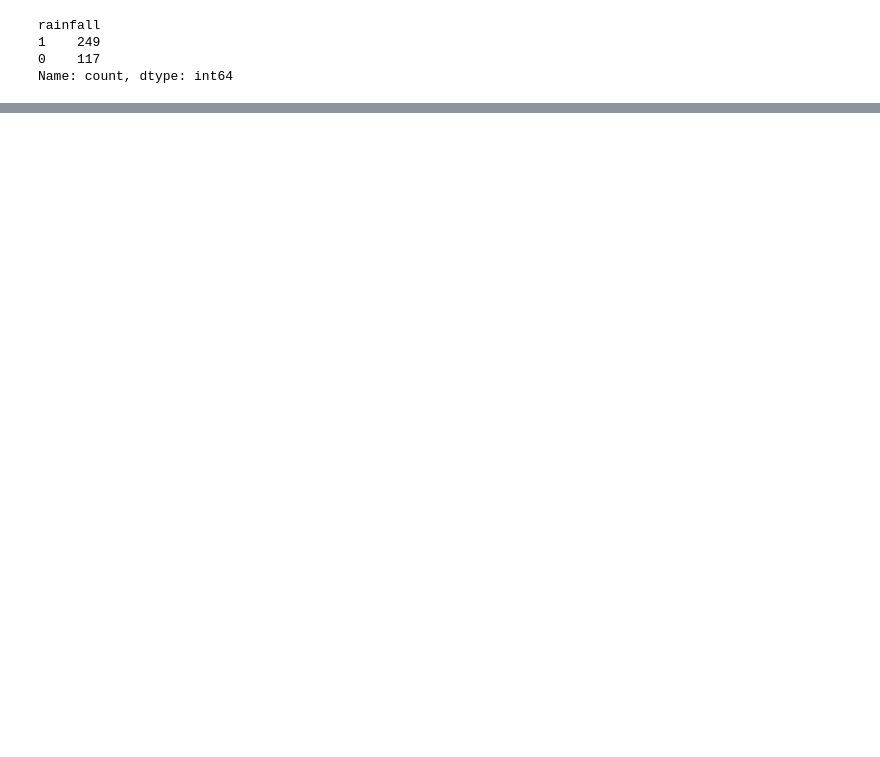
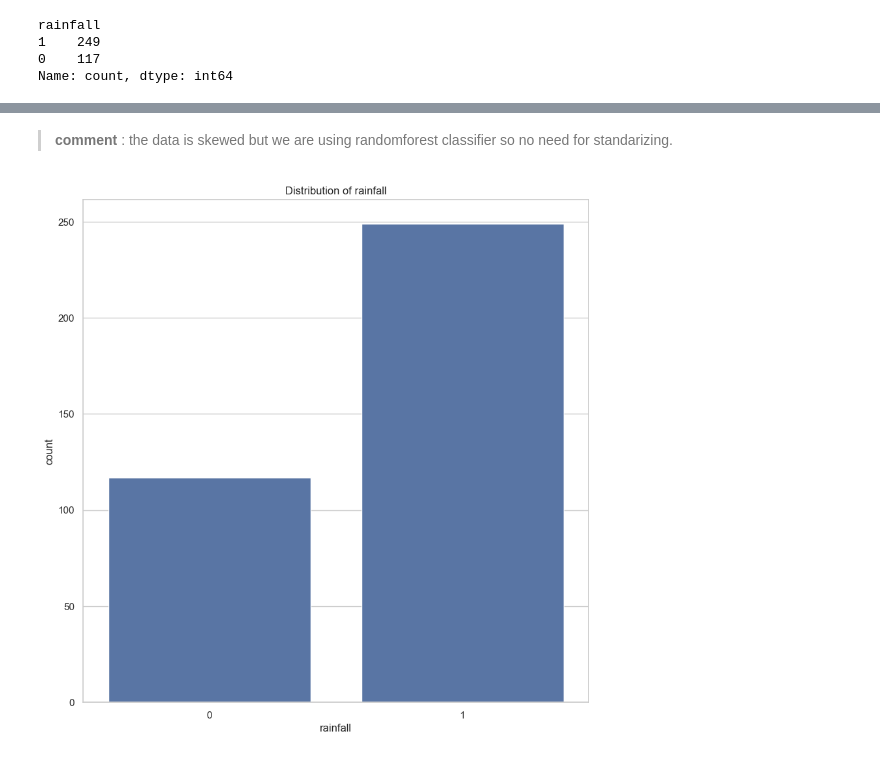
Before and after one commit to Yousef-koura/Machine-Learning-Projects, a Jupyter notebook: Project_006_Rainfall_prediction/model.ipynb, the cells around one changed output, grey strips where cells are left out. Cells and saved outputs as stored; diff of their text form; code cells hidden in the pictures; blank space fills up the shorter version.

```diff
--- a/Project_006_Rainfall_prediction/model.ipynb
+++ b/Project_006_Rainfall_prediction/model.ipynb
@@ -106,0 +124,10 @@ Name: count, dtype: int64
+# %% [markdown]
+> **comment** : the data is skewed but we are using randomforest classifier so no need for standarizing.
+# %%
+# distribution of target value ('rainfall')
+plt.figure(figsize=(10,10))
+sns.countplot(x ='rainfall', data=data)
+plt.title('Distribution of rainfall')
+plt.show()
+# %% [output]
+[figure, added]
```
Also changed, not shown: parts of 24 cells of this notebook.
